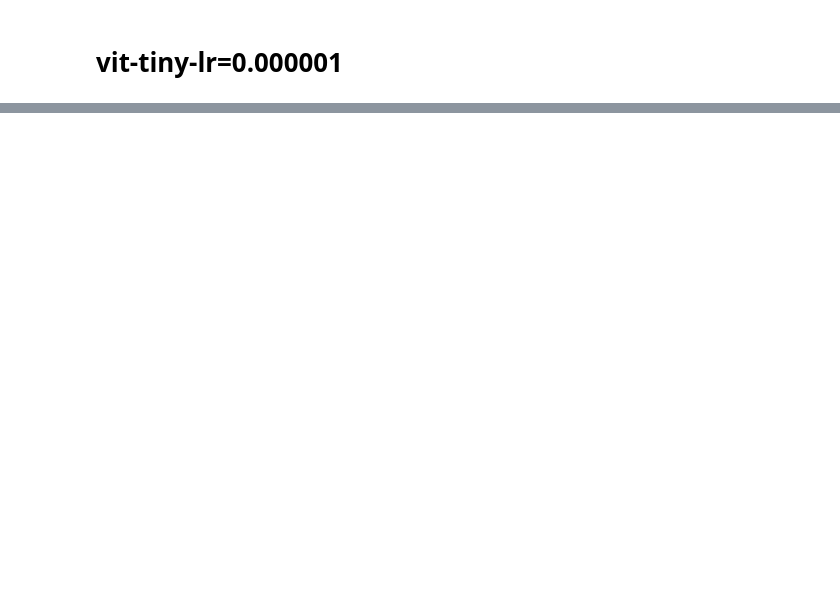
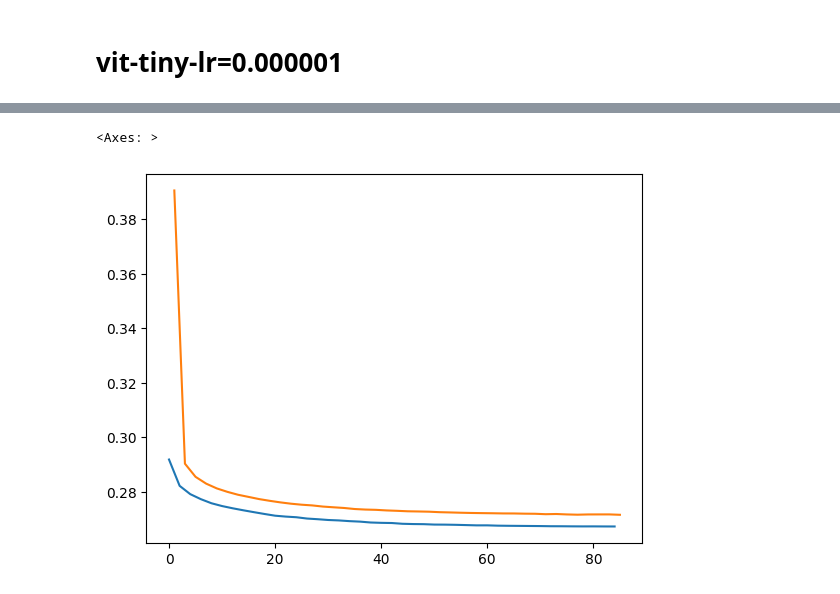
Before and after one commit to nyuad-cai/CXR-EHR-MSN, a Jupyter notebook: notebooks/tracking.ipynb, the cells around one changed output, grey strips where cells are left out. Saved outputs shown, nothing was run; the diff lists cells and outputs as text; code cells hidden in the pictures; blank space fills up the shorter version.

```diff
--- a/notebooks/tracking.ipynb
+++ b/notebooks/tracking.ipynb
@@ -84,0 +66,6 @@ pd.read_csv('/scratch/sas10092/ChexMSN/notebooks/lightning_logs/version_13/metri
+# %%
+table[table.val_auroc.notna()].val_loss.plot()
+table[table.train_auroc.notna()].train_loss.plot()
+# %% [output]
+<Axes: >
+[figure, added]
```
Also changed, not shown: parts of 51 cells of this notebook, 21 other files.
